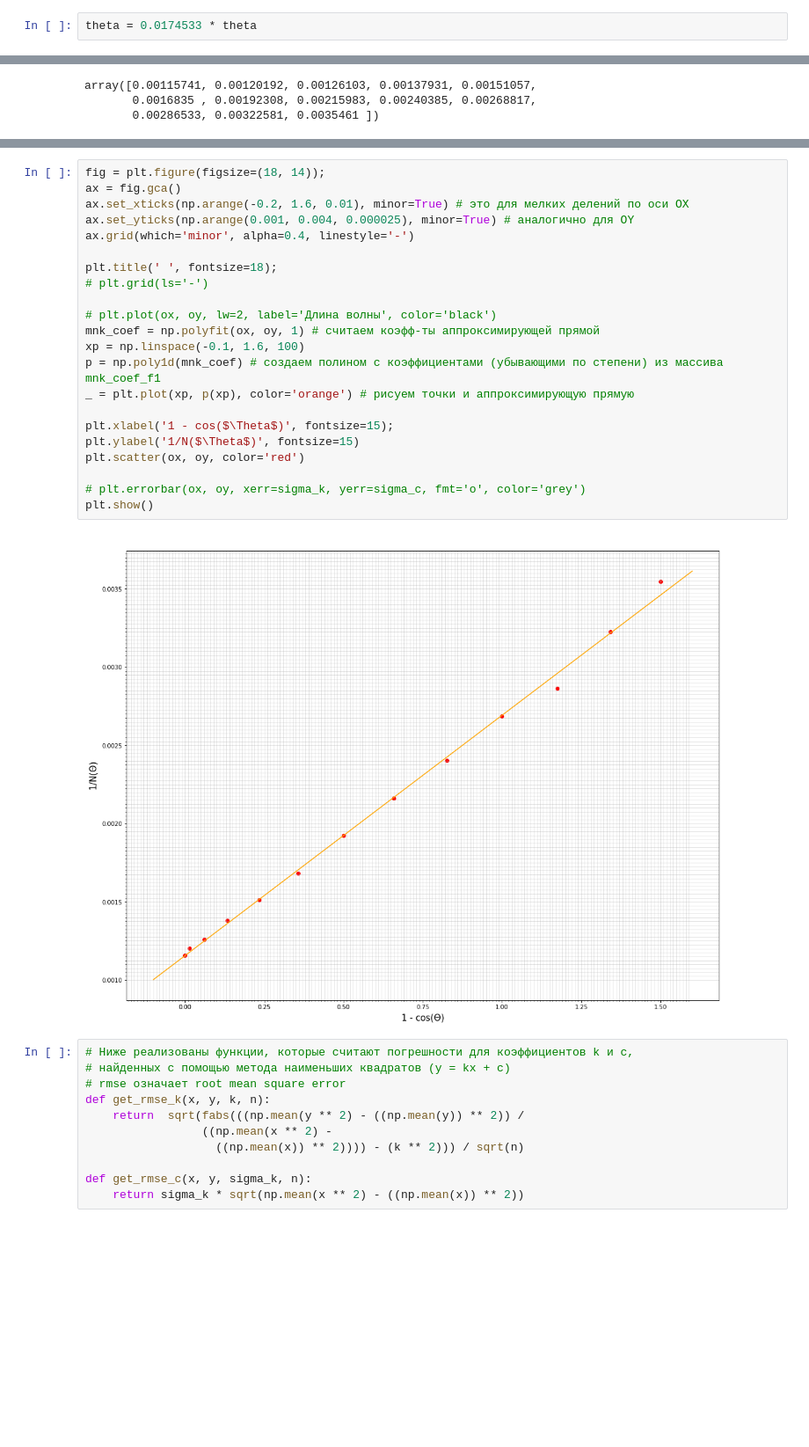
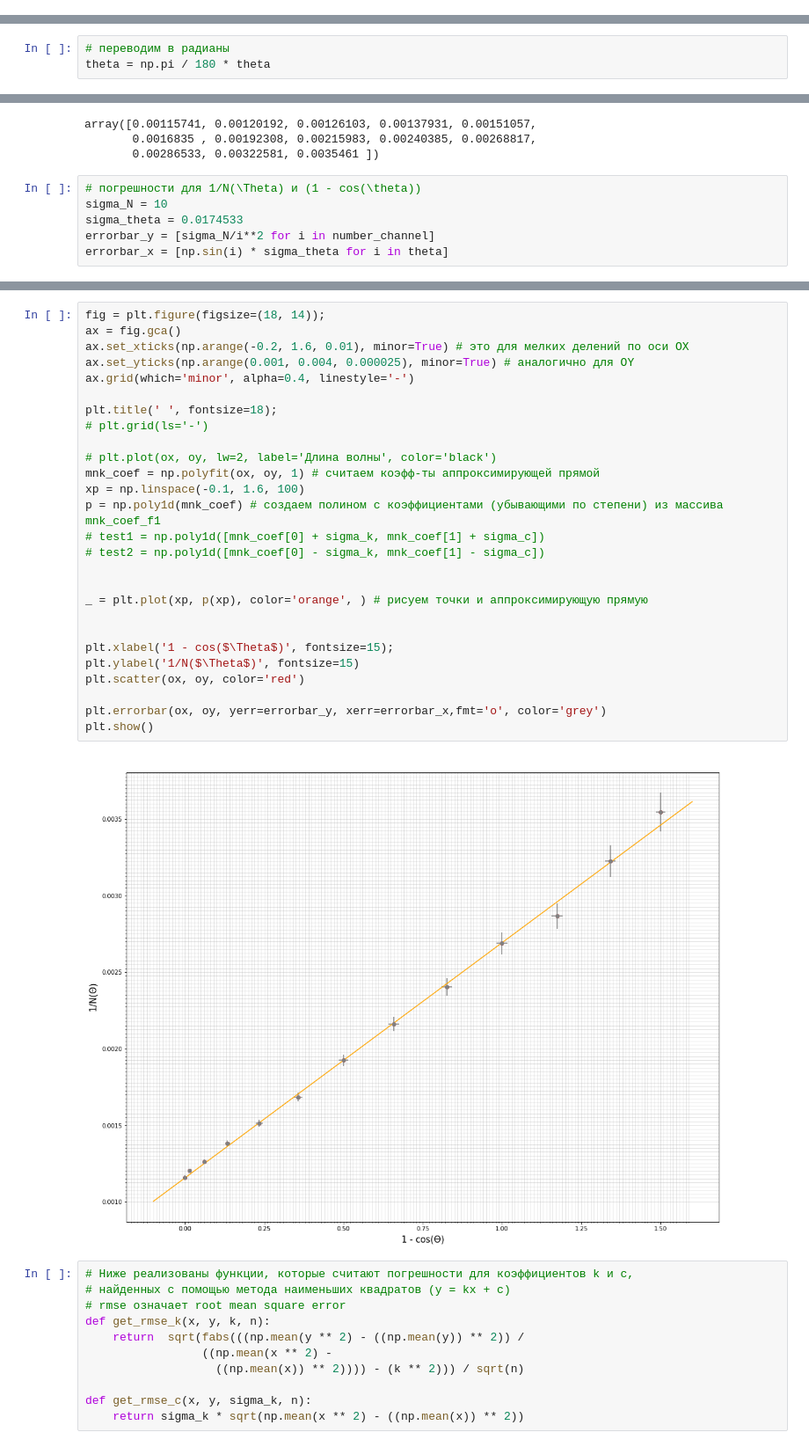
Before and after one commit to sayanarii/MIPT-physics-labs-5-6-sem, a Jupyter notebook: 1.2 Эффект Комптона/laba1_2.ipynb, the cells around one changed output, grey strips where cells are left out. Shown at 88% size. Cells and saved outputs as stored; diff of their text form; blank space fills up the shorter version.

```diff
--- a/1.2 Эффект Комптона/laba1_2.ipynb
+++ b/1.2 Эффект Комптона/laba1_2.ipynb
@@ -25,5 +25,3 @@ df
 # %%
 theta = np.array(df['theta'])
 number_channel = np.array(df['number_channel'])
-# %%
-theta = 0.0174533 * theta
@@ -33,0 +28,3 @@ number_channel.shape
+# %%
+# переводим в радианы
+theta = np.pi / 180 * theta
@@ -47,3 +50,9 @@ oy
 array([0.00115741, 0.00120192, 0.00126103, 0.00137931, 0.00151057,
        0.0016835 , 0.00192308, 0.00215983, 0.00240385, 0.00268817,
        0.00286533, 0.00322581, 0.0035461 ])
+# %%
+# погрешности для 1/N(\Theta) и (1 - cos(\theta))
+sigma_N = 10
+sigma_theta = 0.0174533
+errorbar_y = [sigma_N/i**2 for i in number_channel]
+errorbar_x = [np.sin(i) * sigma_theta for i in theta]
@@ -50,27 +75,32 @@ array([0.00115741, 0.00120192, 0.00126103, 0.00137931, 0.00151057,
 # %%
 fig = plt.figure(figsize=(18, 14));
 ax = fig.gca()
 ax.set_xticks(np.arange(-0.2, 1.6, 0.01), minor=True) # это для мелких делений по оси ОХ
 ax.set_yticks(np.arange(0.001, 0.004, 0.000025), minor=True) # аналогично для OY
 ax.grid(which='minor', alpha=0.4, linestyle='-')
 
 plt.title(' ', fontsize=18);
 # plt.grid(ls='-')
 
 # plt.plot(ox, oy, lw=2, label='Длина волны', color='black')
 mnk_coef = np.polyfit(ox, oy, 1) # считаем коэфф-ты аппроксимирующей прямой
 xp = np.linspace(-0.1, 1.6, 100)
 p = np.poly1d(mnk_coef) # создаем полином с коэффициентами (убывающими по степени) из массива mnk_coef_f1
-_ = plt.plot(xp, p(xp), color='orange') # рисуем точки и аппроксимирующую прямую
+# test1 = np.poly1d([mnk_coef[0] + sigma_k, mnk_coef[1] + sigma_c])
+# test2 = np.poly1d([mnk_coef[0] - sigma_k, mnk_coef[1] - sigma_c])
+
+
+_ = plt.plot(xp, p(xp), color='orange', ) # рисуем точки и аппроксимирующую прямую
+
 
 plt.xlabel('1 - cos($\Theta$)', fontsize=15);
 plt.ylabel('1/N($\Theta$)', fontsize=15)
 plt.scatter(ox, oy, color='red')
 
-# plt.errorbar(ox, oy, xerr=sigma_k, yerr=sigma_c, fmt='o', color='grey')
+plt.errorbar(ox, oy, yerr=errorbar_y, xerr=errorbar_x,fmt='o', color='grey')
 plt.show()
 # %% [output]
-[figure, old version]
+[figure, new version]
 # %%
 # Ниже реализованы функции, которые считают погрешности для коэффициентов k и с,
 # найденных с помощью метода наименьших квадратов (y = kx + c)
```
Also changed, not shown: parts of 28 cells of this notebook.
